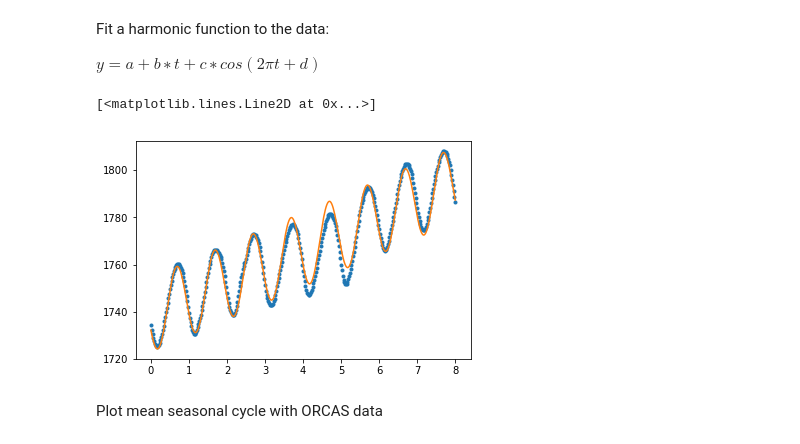
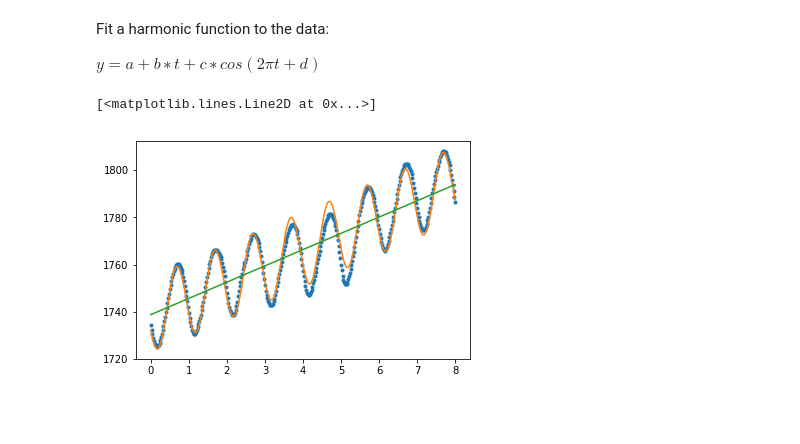
Before and after one commit to matt-long/orcas, a Jupyter notebook: plot_vertical_profile_flights.ipynb, the cells around one changed output. Saved outputs shown, nothing was run; the diff lists cells and outputs as text; code cells hidden in the pictures; blank space fills up the shorter version.

```diff
--- a/plot_vertical_profile_flights.ipynb
+++ b/plot_vertical_profile_flights.ipynb
@@ -389,14 +613,22 @@ $y=a+b∗t+c∗cos(2\pi t+d)$
 # %%
 from scipy.optimize import curve_fit
 
+#-- define the function
 func = lambda t,a,b,c,d: a + b * t + c * np.cos(2.*np.pi*t + d)
 
-t = mblch4.decimal_date-mblch4.decimal_date[0]
-abcd, pcov = curve_fit(func,t,mblch4.value.values)
-plt.plot(t,mblch4.value,'.')
-plt.plot(t,func(t,*abcd))
+#-- define time axis
+tmbl = mblch4.decimal_date-mblch4.decimal_date[0]
+
+#-- fit parameters
+abcd, pcov = curve_fit(func,tmbl,mblch4.value.values)
+
+#-- just the trend
+abcd_nocycle = abcd.copy()
+abcd_nocycle[2:] = 0.
+
+plt.plot(tmbl,mblch4.value,'.')
+plt.plot(tmbl,func(tmbl,*abcd))
+plt.plot(tmbl,func(tmbl,*abcd_nocycle))
 # %% [output]
 [<matplotlib.lines.Line2D at 0x...>]
-[figure, old version]
+[figure, new version]
-# %% [markdown]
-Plot mean seasonal cycle with ORCAS data
```
Also changed, not shown: parts of 54 cells of this notebook, 12 other files.
